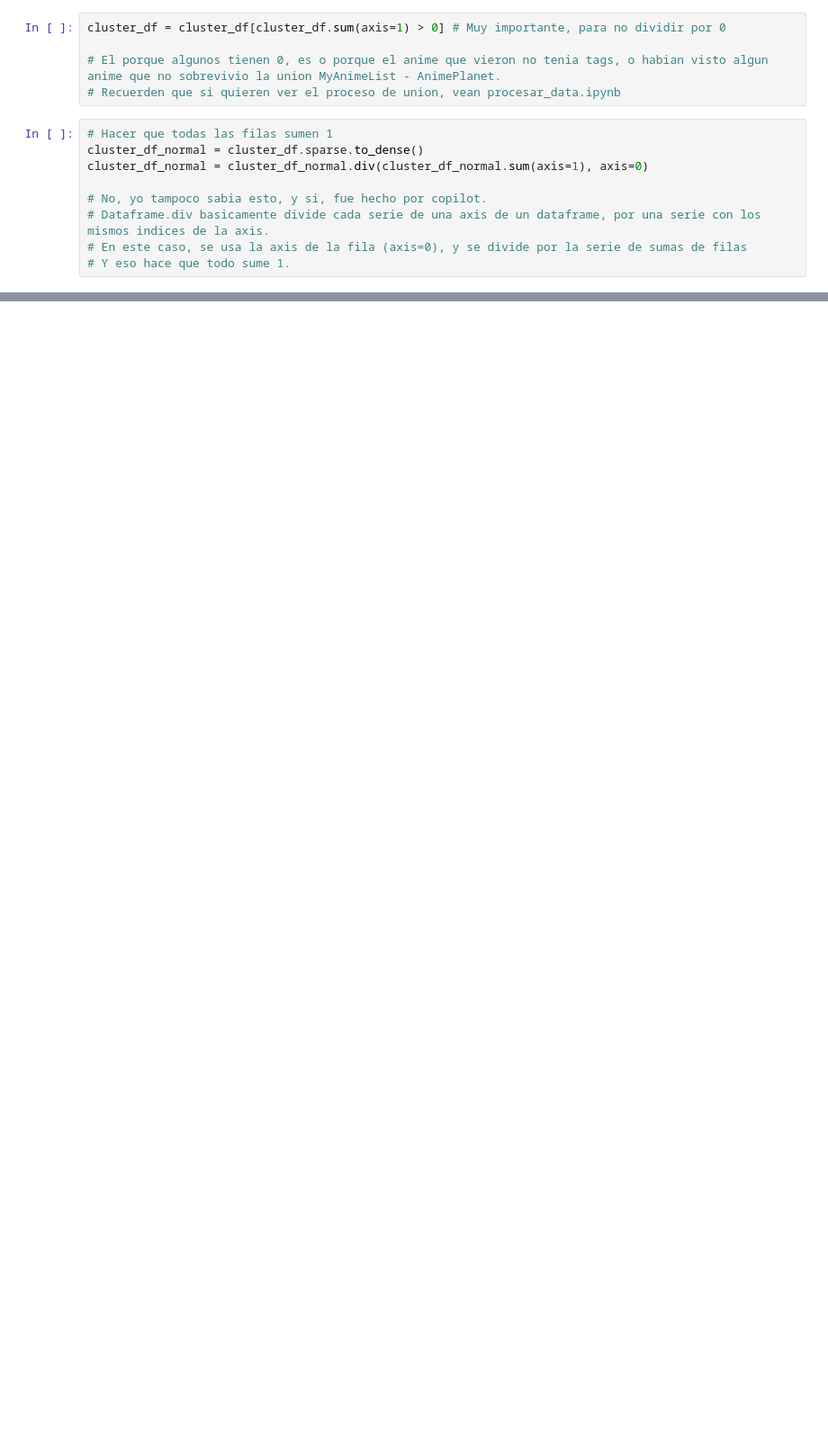
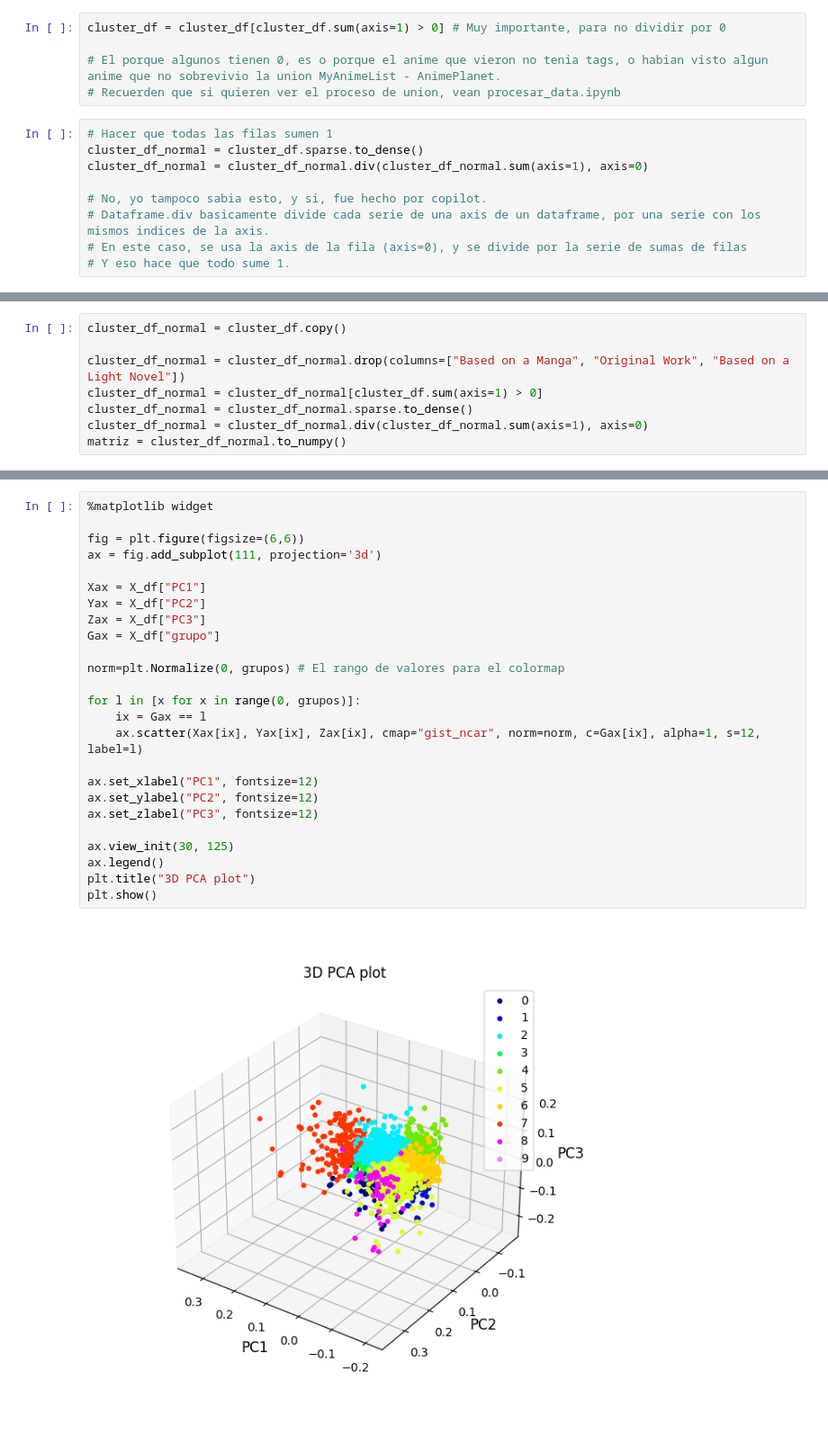
Before and after one commit to VAMarques/Proyecto-Grupo-12, a Jupyter notebook: demo Victor/test.ipynb, the cells around one changed output, grey strips where cells are left out. Shown at 90% size. Cells and saved outputs as stored; diff of their text form; blank space fills up the shorter version.

```diff
--- a/demo Victor/test.ipynb
+++ b/demo Victor/test.ipynb
@@ -255,0 +103,8 @@ Text(0.5, 1.0, 'K-means - Método del codo')
+# %%
+cluster_df_normal = cluster_df.copy()
+
+cluster_df_normal = cluster_df_normal.drop(columns=["Based on a Manga", "Original Work", "Based on a Light Novel"])
+cluster_df_normal = cluster_df_normal[cluster_df.sum(axis=1) > 0]
+cluster_df_normal = cluster_df_normal.sparse.to_dense()
+cluster_df_normal = cluster_df_normal.div(cluster_df_normal.sum(axis=1), axis=0)
+matriz = cluster_df_normal.to_numpy()
@@ -255,0 +154,27 @@ Text(0.5, 1.0, 'K-means - Método del codo')
+# %%
+%matplotlib widget
+
+fig = plt.figure(figsize=(6,6))
+ax = fig.add_subplot(111, projection='3d')
+
+Xax = X_df["PC1"]
+Yax = X_df["PC2"]
+Zax = X_df["PC3"]
+Gax = X_df["grupo"]
+
+norm=plt.Normalize(0, grupos) # El rango de valores para el colormap
+
+for l in [x for x in range(0, grupos)]:
+    ix = Gax == l
+    ax.scatter(Xax[ix], Yax[ix], Zax[ix], cmap="gist_ncar", norm=norm, c=Gax[ix], alpha=1, s=12, label=l)
+
+ax.set_xlabel("PC1", fontsize=12)
+ax.set_ylabel("PC2", fontsize=12)
+ax.set_zlabel("PC3", fontsize=12)
+
+ax.view_init(30, 125)
+ax.legend()
+plt.title("3D PCA plot")
+plt.show()
+# %% [output]
+[figure, added]
```
Also changed, not shown: parts of 30 cells of this notebook.
